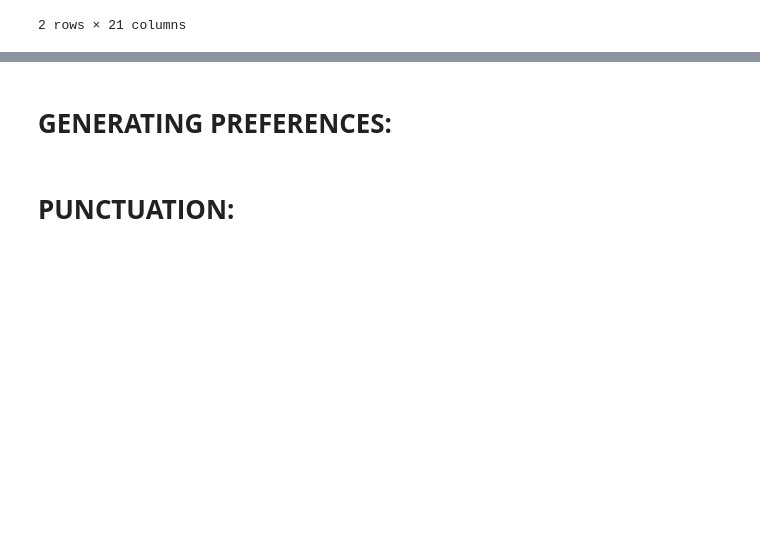
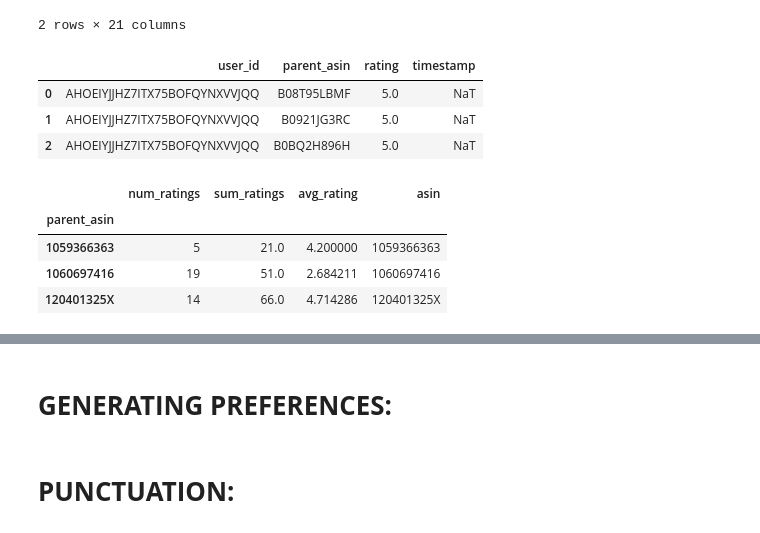
Before and after one commit to zainthecoder/opinionconv-refactor, a Jupyter notebook: Script.ipynb, the cells around one changed output, grey strips where cells are left out. Cells and saved outputs as stored; diff of their text form; code cells hidden in the pictures; blank space fills up the shorter version.

```diff
--- a/Script.ipynb
+++ b/Script.ipynb
@@ -124,3 +130,22 @@ df_metaData_cellPhones.head(2)
 | 53583 | Cell Phones & Accessories | Cases, Holsters & Sleeves | Basic Cases | None | None | Books | Protective Hard Rubber Fitted Pho... | 5.0 | ... |
 | 54695 | Cell Phones & Accessories | Accessories | Maintenance, Upkeep & Repairs | None | None | Books | TNSO MFi Certified Lightning Cabl... | 5.0 | ... |
 2 rows × 21 columns
+# %%
+df_ratings_raw_cellPhones.head(3)
+# %% [output]
+|  | user_id | parent_asin | rating | timestamp |
+| 0 | AHOEIYJJHZ7ITX75BOFQYNXVVJQQ | B08T95LBMF | 5.0 | NaT |
+| 1 | AHOEIYJJHZ7ITX75BOFQYNXVVJQQ | B0921JG3RC | 5.0 | NaT |
+| 2 | AHOEIYJJHZ7ITX75BOFQYNXVVJQQ | B0BQ2H896H | 5.0 | NaT |
+# %%
+# Add rating
+df_ratings_cellPhones = df_ratings_raw_cellPhones.groupby(by="parent_asin").agg(num_ratings=('rating', 'count'), sum_ratings=('rating', 'sum'))
+df_ratings_cellPhones['avg_rating'] = df_ratings_cellPhones.sum_ratings / df_ratings_cellPhones.num_ratings
+df_ratings_cellPhones['asin'] = df_ratings_cellPhones.index
+df_ratings_cellPhones.head(3)
+# %% [output]
+|  | num_ratings | sum_ratings | avg_rating | asin |
+| parent_asin |  |  |  |  |
+| 1059366363 | 5 | 21.0 | 4.200000 | 1059366363 |
+| 1060697416 | 19 | 51.0 | 2.684211 | 1060697416 |
+| 120401325X | 14 | 66.0 | 4.714286 | 120401325X |
```
Also changed, not shown: parts of 12 cells of this notebook, 3 other files.
